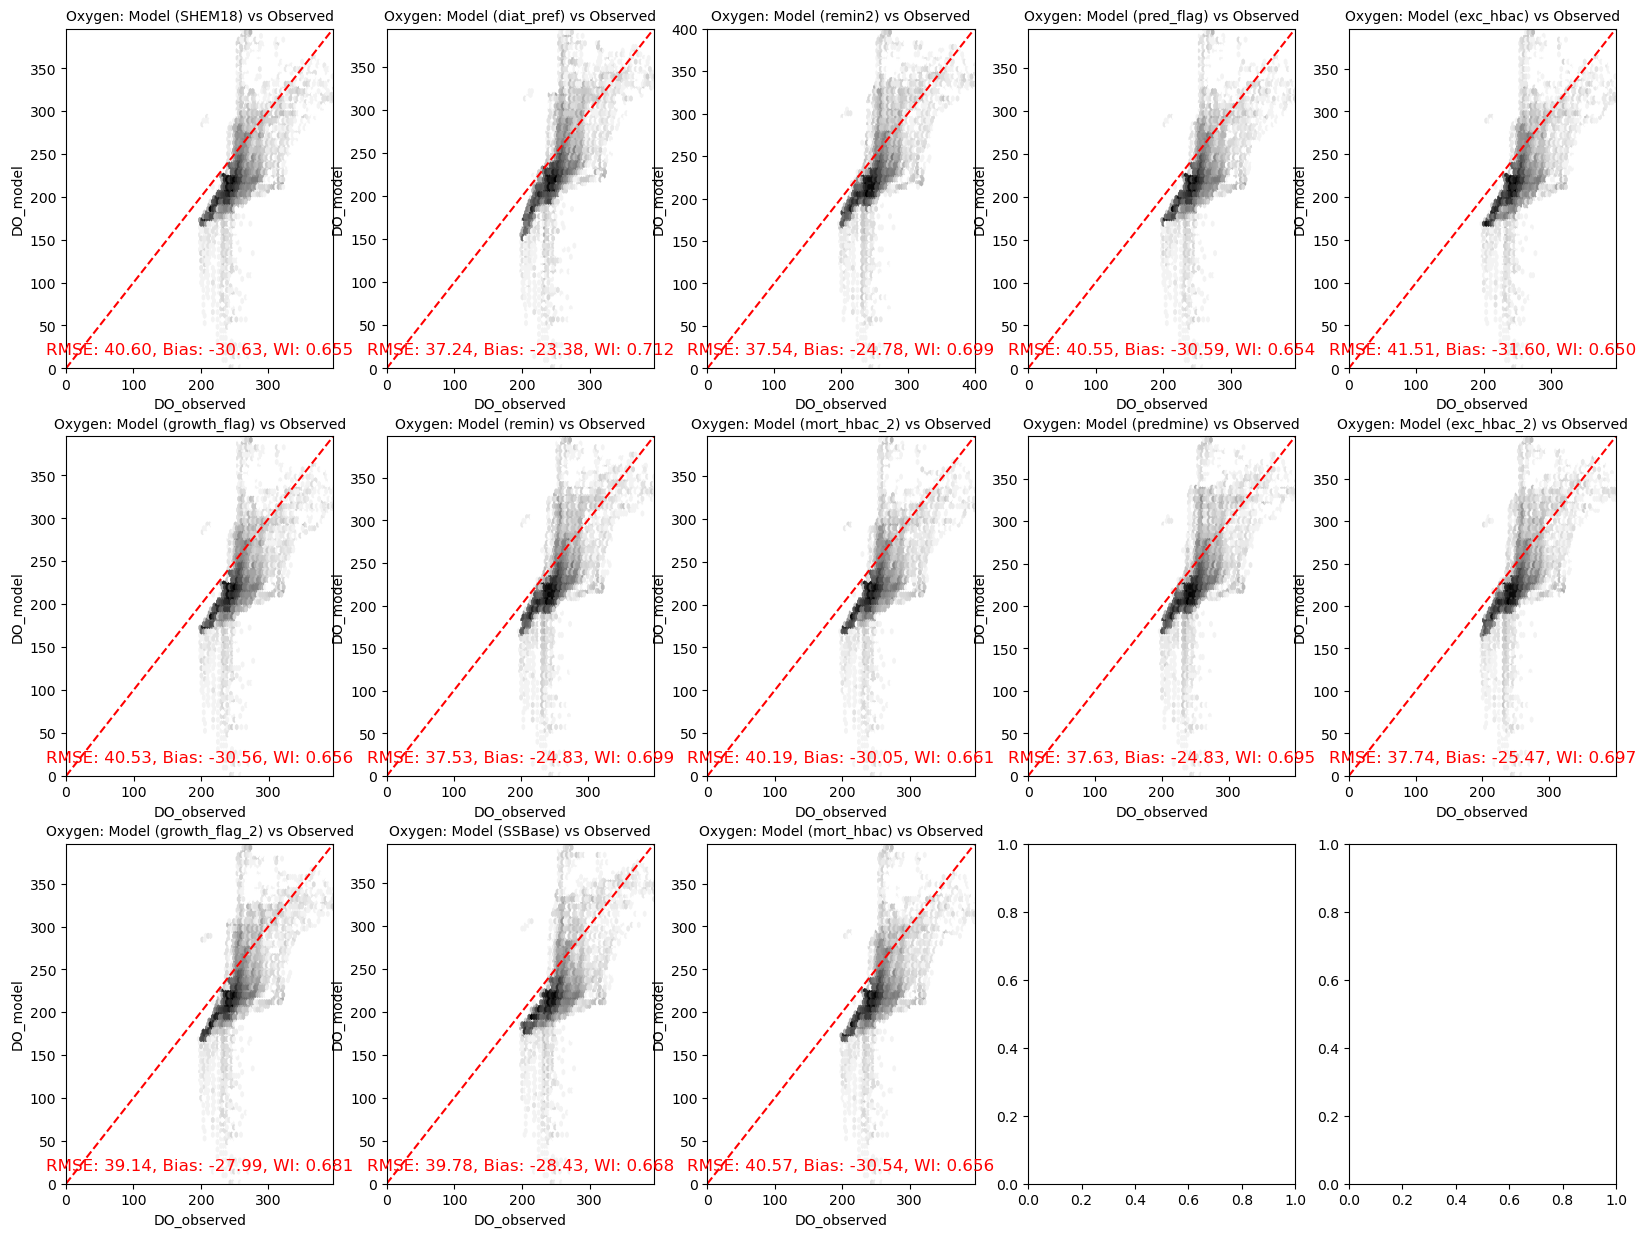
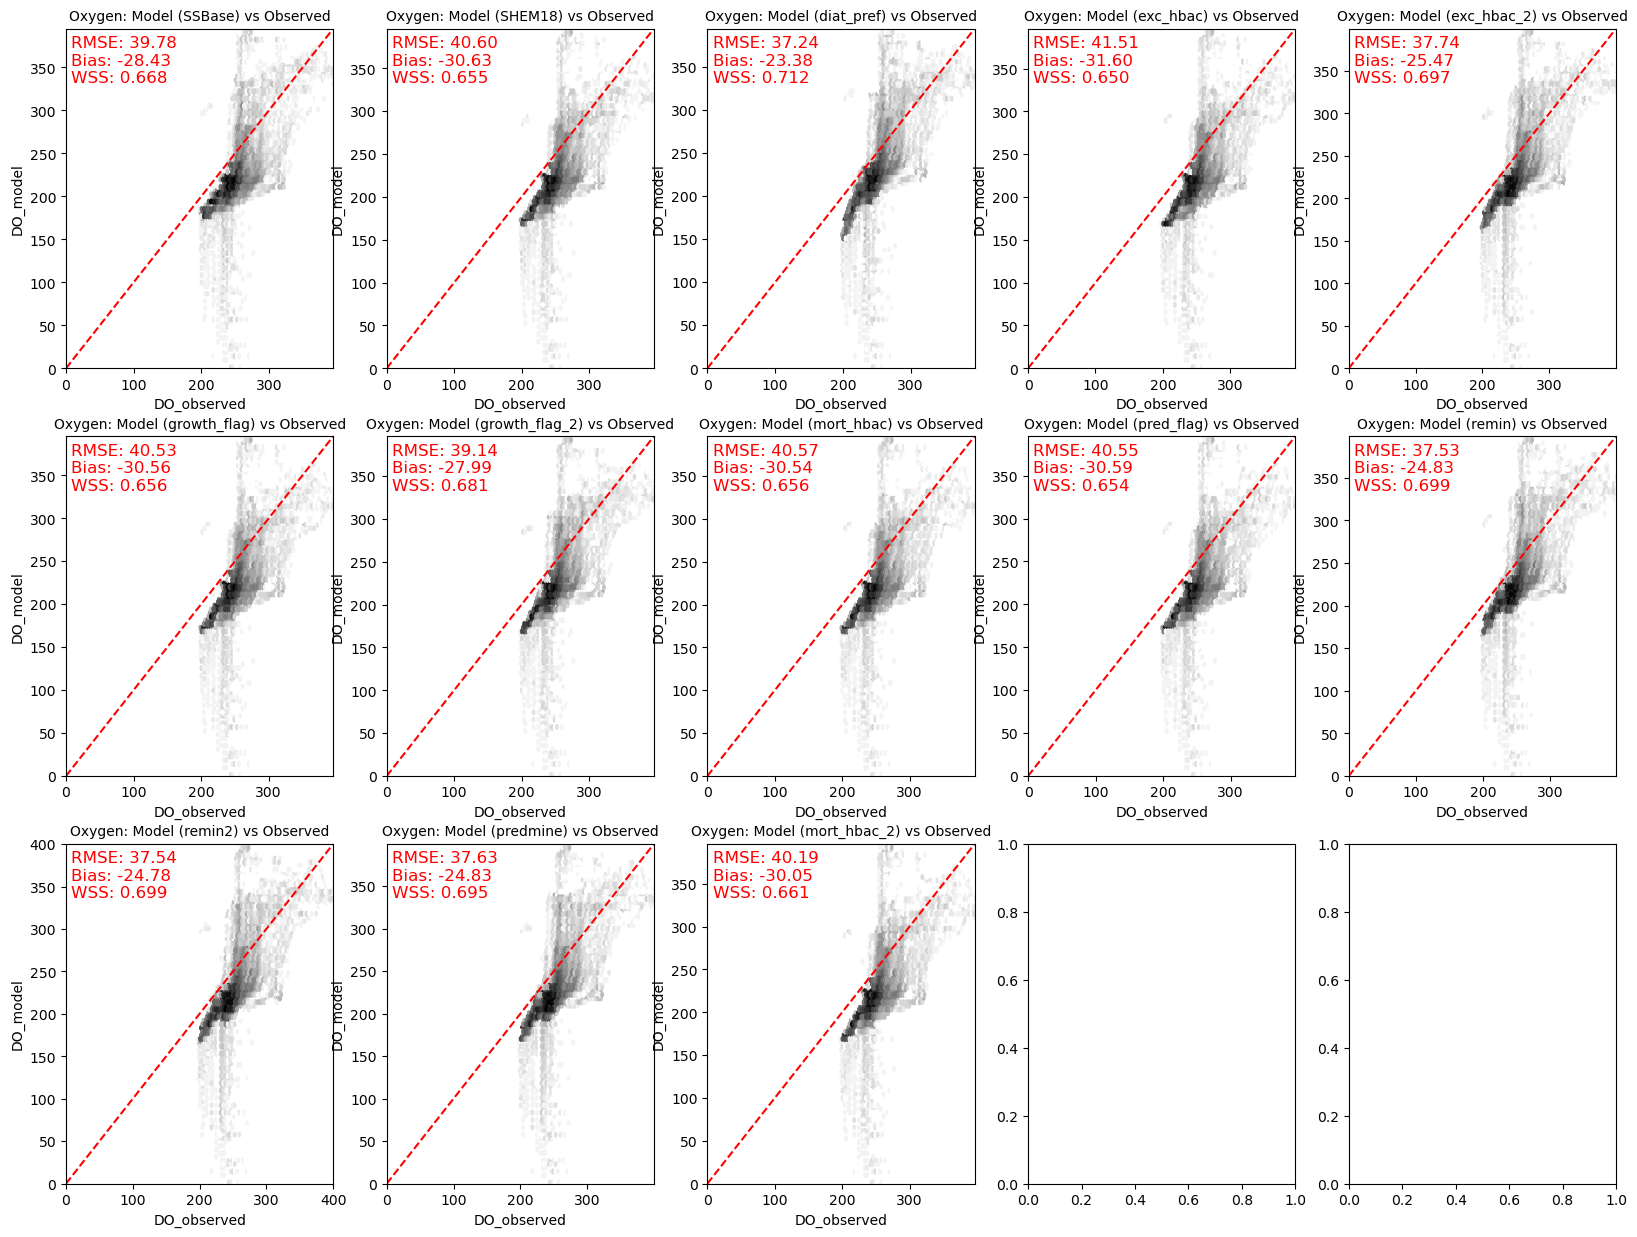
Code edit (unified diff) that turned the first committed figure into the second:
--- before
+++ after
@@ -15,3 +15,3 @@
     axs[i].set_xlim(0, max(dft.N_model[mask_N].max(), dft.DO[mask_N].max()))
     axs[i].set_ylim(0, max(dft.N_model[mask_N].max(), dft.DO[mask_N].max()))
-    axs[i].text(0.5, 0.04, f'RMSE: {rmse:.2f}, Bias: {bias:.2f}, WI: {WI:.3f}', ha='center', fontsize=12, transform=axs[i].transAxes,color='red')
+    axs[i].text(0.02, 0.98,f'RMSE: {rmse:.2f}\nBias: {bias:.2f}\nWSS: {WI:.3f}',ha='left',va='top',fontsize=12,transform=axs[i].transAxes,color='red')

Commit: change eval to match Tall